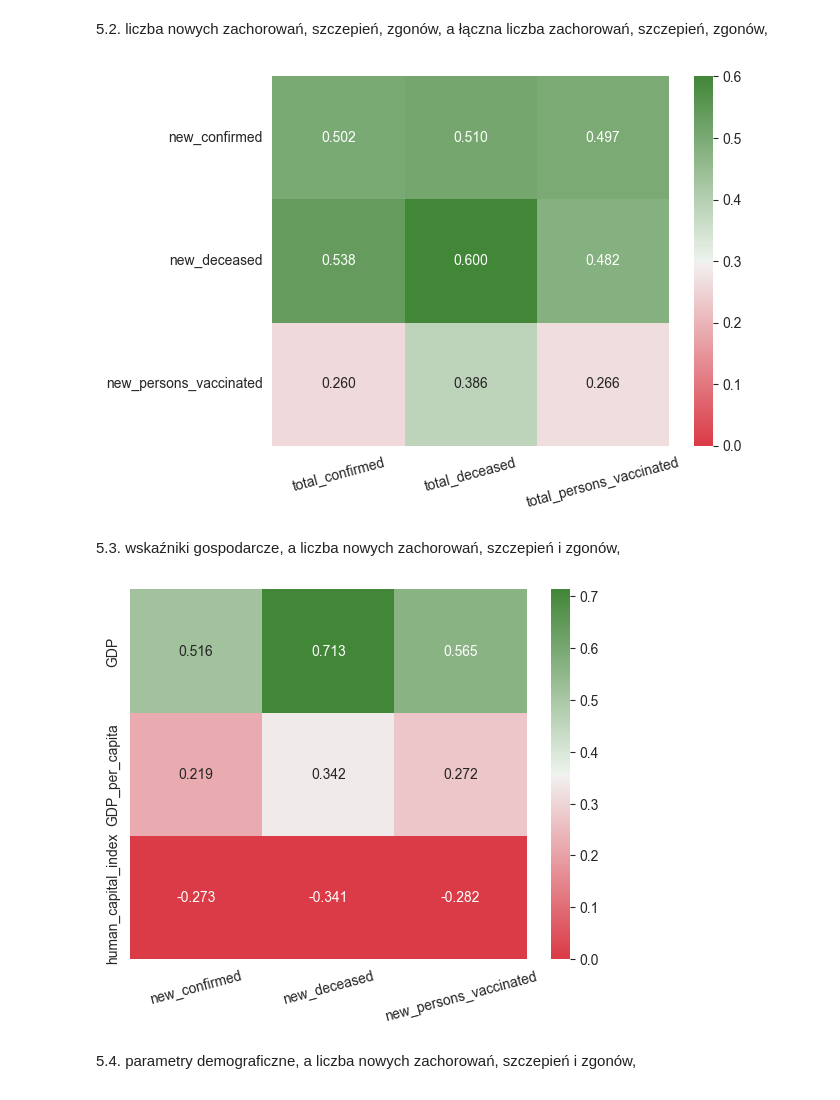
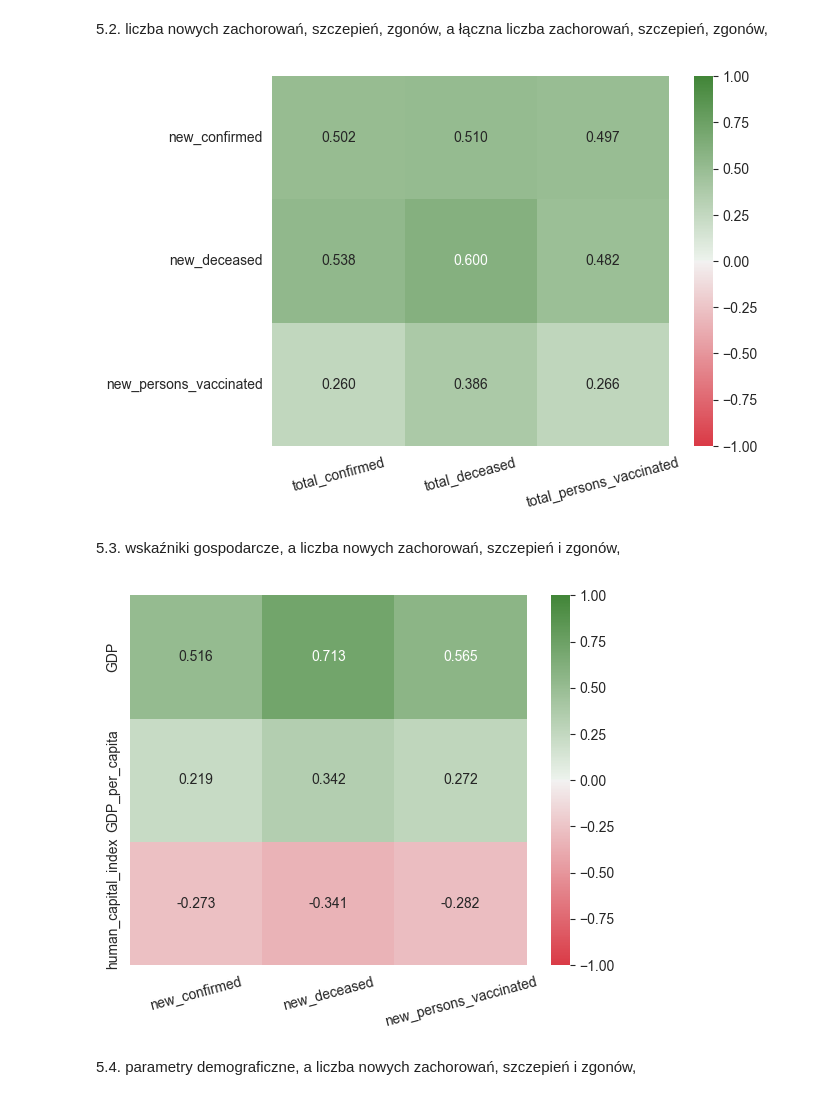
Before and after one commit to qmacdom/BigData, a Jupyter notebook: zad2.ipynb, the cells around one changed output. Saved outputs shown, nothing was run; the diff lists cells and outputs as text; code cells hidden in the pictures.

```diff
--- a/zad2.ipynb
+++ b/zad2.ipynb
@@ -668,34 +735,37 @@ axis_corr = sns.heatmap(
     data_for_5_2_corr,
     cmap=sns.diverging_palette(10, 125, n=1000),
     annot=True,
-    vmin=0,
+    vmin=-1,
     fmt=".3f",
+    vmax=1,
 )
 
 plt.xticks(rotation=15)
 plt.show()
 # %% [output]
-[figure, old version]
+[figure, new version]
 # %% [markdown]
 5.3. wskaźniki gospodarcze, a liczba nowych zachorowań, szczepień i zgonów,
 # %%
 data_for_5_3 = data_for_5[
     ['GDP', 'GDP_per_capita', 'human_capital_index', 'new_confirmed',
      'new_deceased', 'new_persons_vaccinated']]
 data_for_5_3_corr = data_for_5_3.corr()
 data_for_5_3_corr = data_for_5_3_corr.iloc[0:3, 3:6]
 axis_corr = sns.heatmap(
     data_for_5_3_corr,
     cmap=sns.diverging_palette(10, 125, n=1000),
     annot=True,
-    vmin=0,
+    vmin=-1,
     fmt=".3f",
+    vmax=1,
+
 )
 
 plt.xticks(rotation=15)
 plt.show()
 # %% [output]
-[figure, old version]
+[figure, new version]
 # %% [markdown]
 5.4. parametry demograficzne, a liczba nowych zachorowań, szczepień i zgonów,
 # %%
```
Also changed, not shown: parts of 15 cells of this notebook.
